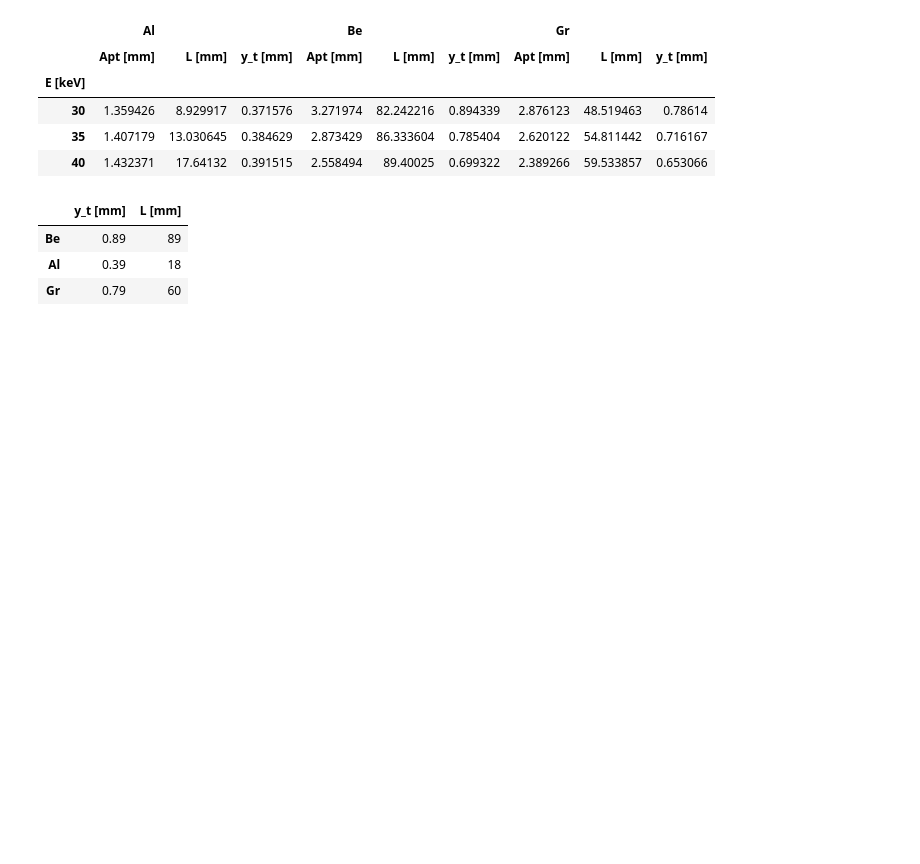
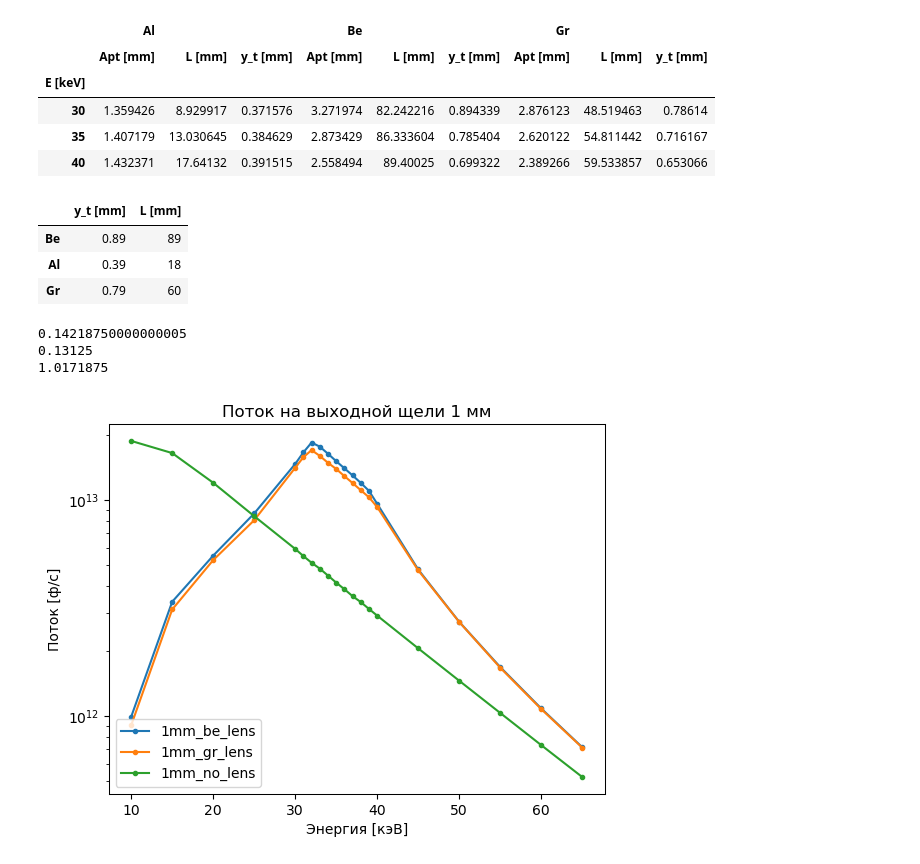
Before and after one commit to glebdovzhenko/skif-xrt, a Jupyter notebook: notebooks/1-3.ipynb, the cells around one changed output. Cells and saved outputs as stored; diff of their text form; code cells hidden in the pictures; blank space fills up the shorter version.

```diff
--- a/notebooks/1-3.ipynb
+++ b/notebooks/1-3.ipynb
@@ -48,3 +53,30 @@ Lens param optimization
 | Be | 0.89 | 89 |
 | Al | 0.39 | 18 |
 | Gr | 0.79 | 60 |
+# %%
+for dd in ["1mm_be_lens", "1mm_gr_lens", "1mm_no_lens"]:
+    dd = os.path.join(os.getenv("BASE_DIR", ""), "datasets", "skif13", dd)
+
+    ens, ws, flux = [], [], []
+    for fname in sorted(filter(lambda x: x.endswith('.pickle') and x.startswith('Sample Monitor'), os.listdir(dd))):
+        mtc = re.match(r'[\w ]+ \[(?P<pos>[\w\d\. ]+)\] \[(?P<en>[\w\d\. ]+)\].pickle', fname)
+        ens.append(float(mtc.groupdict()['en'].split(' ')[0]))
+        with open(os.path.join(dd, fname), 'rb') as f:
+            data = pickle.load(f)
+            flux.append(data.flux)
+            mm = get_minmax(data, 'y', fadeout=5e-2)
+            ws.append(mm[1] - mm[0])
+    print(min(ws))
+
+    ens, ws, flux = np.array(ens), np.array(ws), np.array(flux)
+    plt.semilogy(ens, flux, linestyle='-', marker='.', label=os.path.basename(dd))
+plt.xlabel('Энергия [кэВ]')
+plt.ylabel('Поток [ф/с]')
+plt.title('Поток на выходной щели 1 мм')
+plt.legend(loc='lower left')
+plt.show()
+# %% [output]
+0.14218750000000005
+0.13125
+1.0171875
+[figure, added]
```
Also changed, not shown: parts of 1 cell of this notebook, 12 other files.
